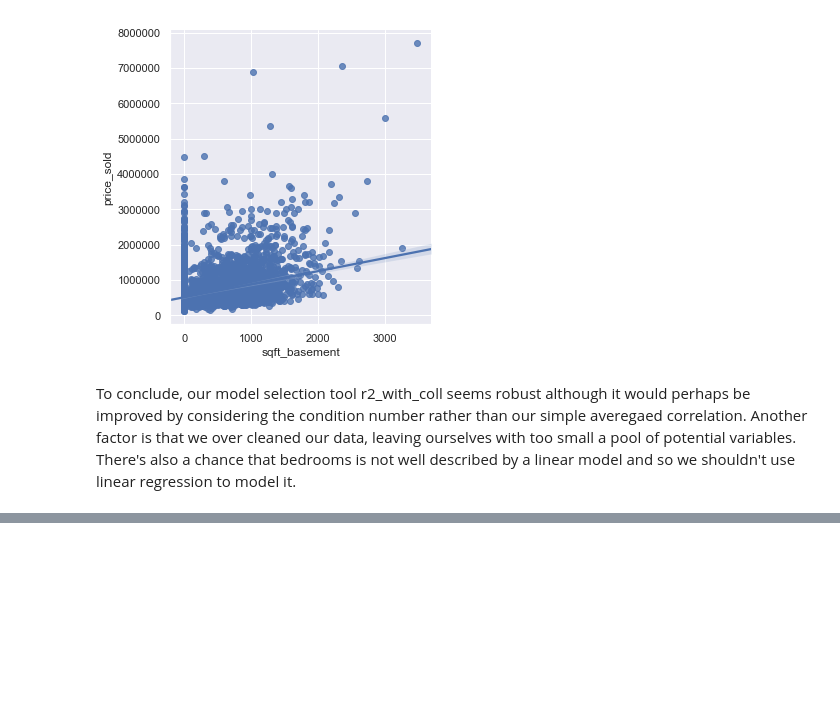
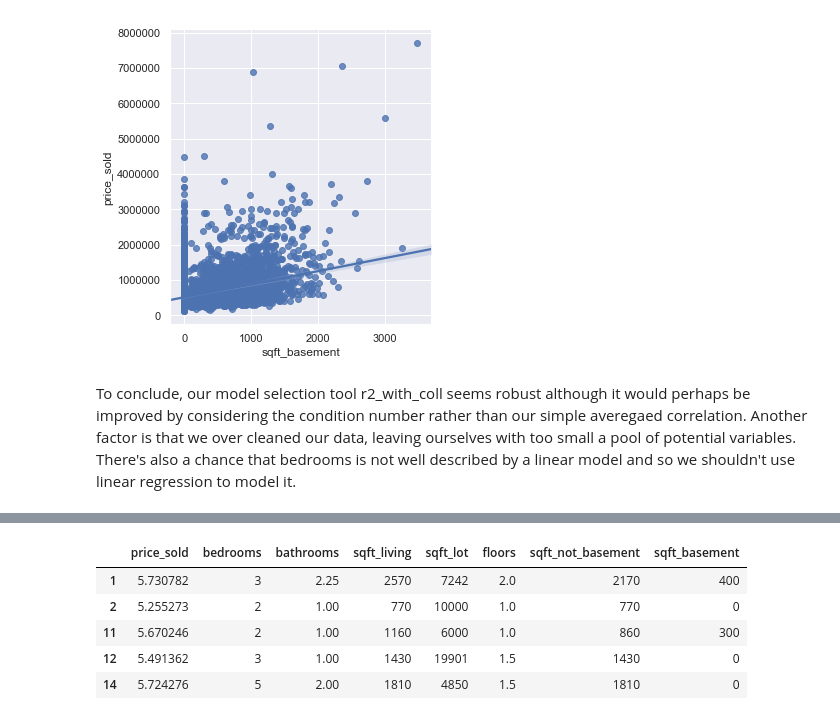
Before and after one commit to Greg-S-12/Mod1_Project, a Jupyter notebook: final_notebook.ipynb, the cells around one changed output, grey strips where cells are left out. Saved outputs shown, nothing was run; the diff lists cells and outputs as text; code cells hidden in the pictures; blank space fills up the shorter version.

```diff
--- a/final_notebook.ipynb
+++ b/final_notebook.ipynb
@@ -580,0 +594,14 @@ To conclude, our model selection tool r2_with_coll seems robust although it woul
+# %%
+# For the sake of comparison we'll only work on the location 1 data set
+
+
+df_location1_log = df_location1
+df_location1_log['price_sold'] = np.log10(df_location1.price_sold)
+df_location1_log.head()
+# %% [output]
+|  | price_sold | bedrooms | bathrooms | sqft_living | sqft_lot | floors | sqft_not_basement | sqft_basement |
+| 1 | 5.730782 | 3 | 2.25 | 2570 | 7242 | 2.0 | 2170 | 400 |
+| 2 | 5.255273 | 2 | 1.00 | 770 | 10000 | 1.0 | 770 | 0 |
+| 11 | 5.670246 | 2 | 1.00 | 1160 | 6000 | 1.0 | 860 | 300 |
+| 12 | 5.491362 | 3 | 1.00 | 1430 | 19901 | 1.5 | 1430 | 0 |
+| 14 | 5.724276 | 5 | 2.00 | 1810 | 4850 | 1.5 | 1810 | 0 |
```
Also changed, not shown: parts of 9 cells of this notebook.
